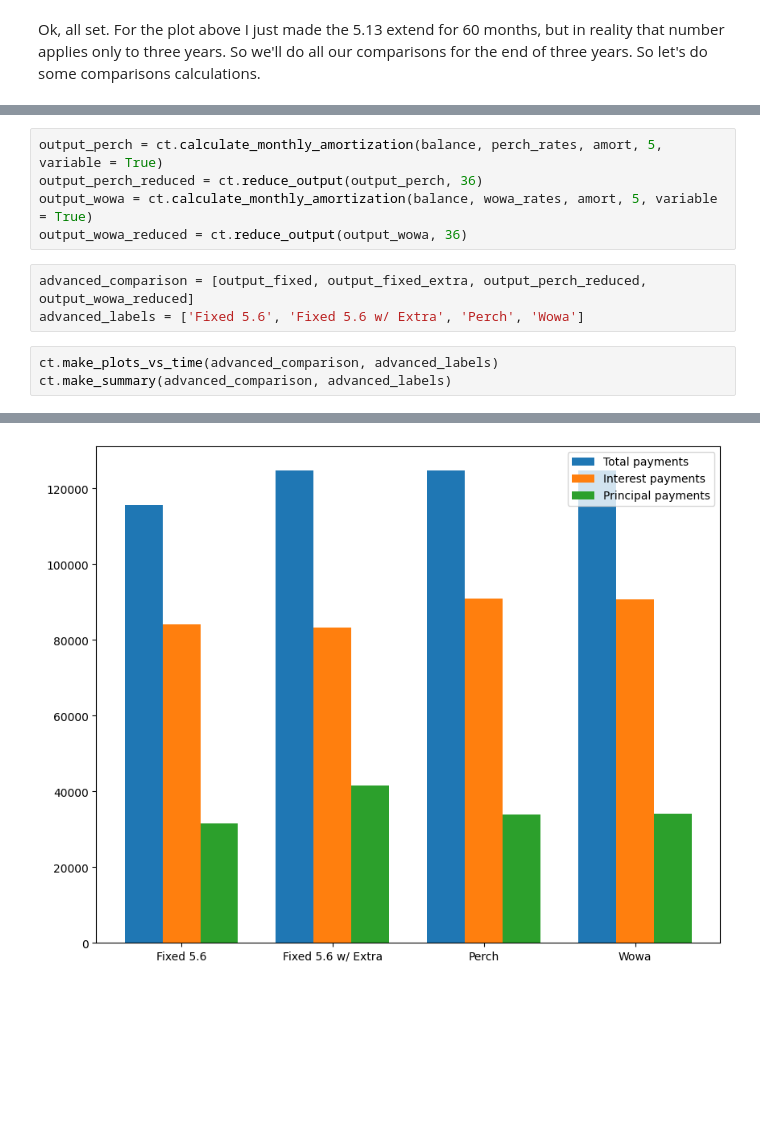
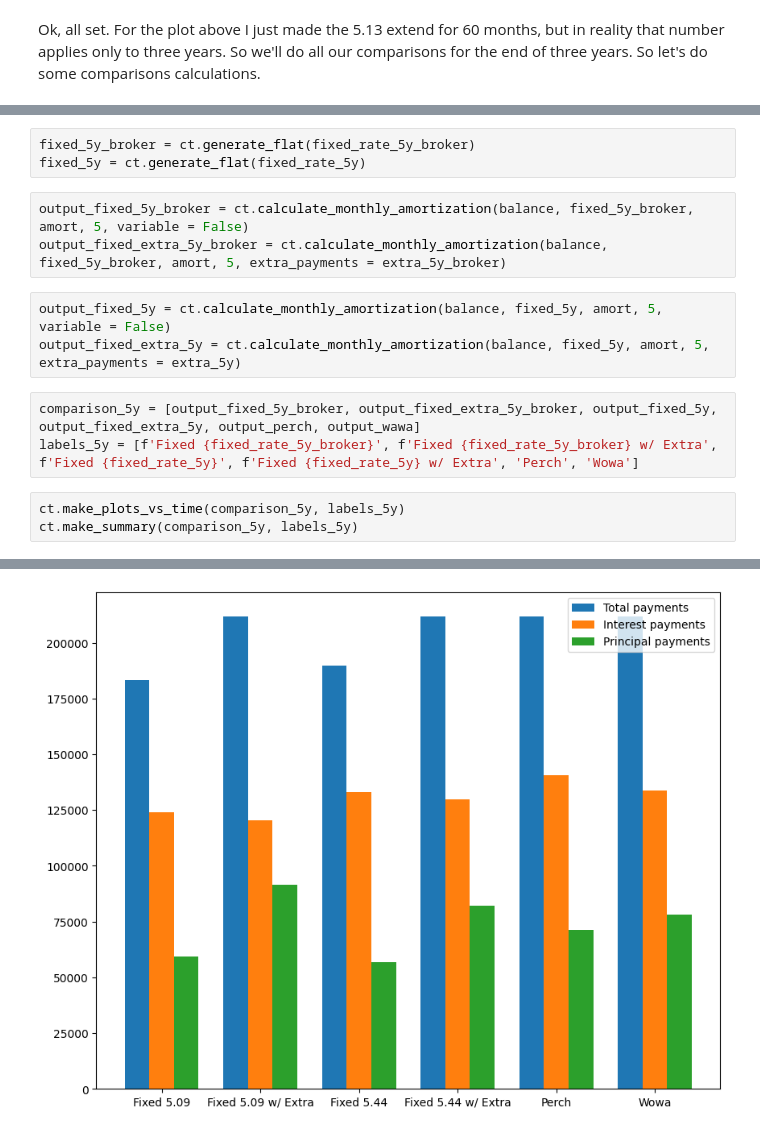
Before and after one commit to mswiatlo/mortgagecalc, a Jupyter notebook: compare_rates_july2023.ipynb, the cells around one changed output, grey strips where cells are left out. Saved outputs shown, nothing was run; the diff lists cells and outputs as text; blank space fills up the shorter version.

```diff
--- a/compare_rates_july2023.ipynb
+++ b/compare_rates_july2023.ipynb
@@ -136,12 +164,16 @@ Ok, all set. For the plot above I just made the 5.13 extend for 60 months, but i
+# %%
+fixed_5y_broker = ct.generate_flat(fixed_rate_5y_broker)
+fixed_5y = ct.generate_flat(fixed_rate_5y)
 # %%
-output_perch = ct.calculate_monthly_amortization(balance, perch_rates, amort, 5, variable = True)
-output_perch_reduced = ct.reduce_output(output_perch, 36)
-output_wowa = ct.calculate_monthly_amortization(balance, wowa_rates, amort, 5, variable = True)
-output_wowa_reduced = ct.reduce_output(output_wowa, 36)
+output_fixed_5y_broker = ct.calculate_monthly_amortization(balance, fixed_5y_broker, amort, 5, variable = False)
+output_fixed_extra_5y_broker = ct.calculate_monthly_amortization(balance, fixed_5y_broker, amort, 5, extra_payments = extra_5y_broker)
-# %%
-advanced_comparison = [output_fixed, output_fixed_extra, output_perch_reduced, output_wowa_reduced]
-advanced_labels = ['Fixed 5.6', 'Fixed 5.6 w/ Extra', 'Perch', 'Wowa']
+# %%
+output_fixed_5y = ct.calculate_monthly_amortization(balance, fixed_5y, amort, 5, variable = False)
+output_fixed_extra_5y = ct.calculate_monthly_amortization(balance, fixed_5y, amort, 5, extra_payments = extra_5y)
+# %%
+comparison_5y = [output_fixed_5y_broker, output_fixed_extra_5y_broker, output_fixed_5y, output_fixed_extra_5y, output_perch, output_wawa]
+labels_5y = [f'Fixed {fixed_rate_5y_broker}', f'Fixed {fixed_rate_5y_broker} w/ Extra', f'Fixed {fixed_rate_5y}', f'Fixed {fixed_rate_5y} w/ Extra', 'Perch', 'Wowa']
 # %%
-ct.make_plots_vs_time(advanced_comparison, advanced_labels)
-ct.make_summary(advanced_comparison, advanced_labels)
+ct.make_plots_vs_time(comparison_5y, labels_5y)
+ct.make_summary(comparison_5y, labels_5y)
 # %% [output]
@@ -162 +198 @@ Out of the above choices, Fixed 5.6 w/ Extra has the best final balance, at 4791
-[figure, old version]
+[figure, new version]
```
Also changed, not shown: parts of 44 cells of this notebook.
